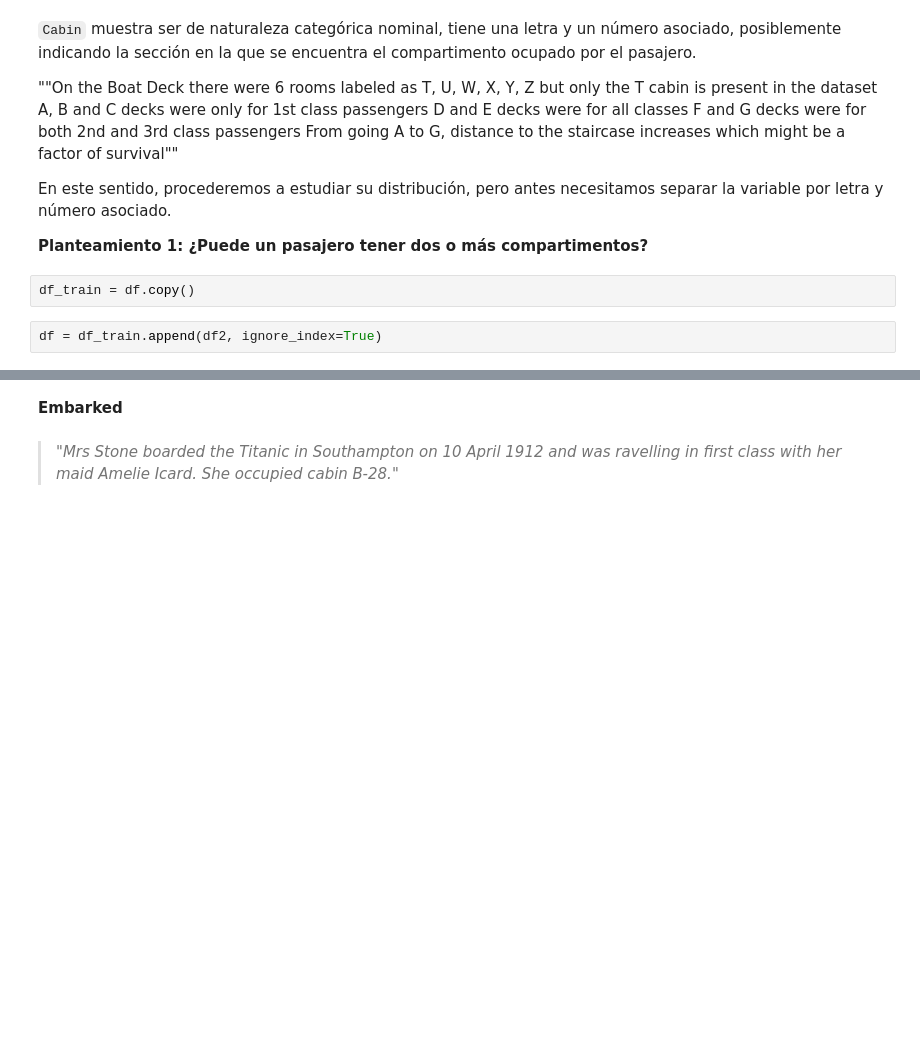
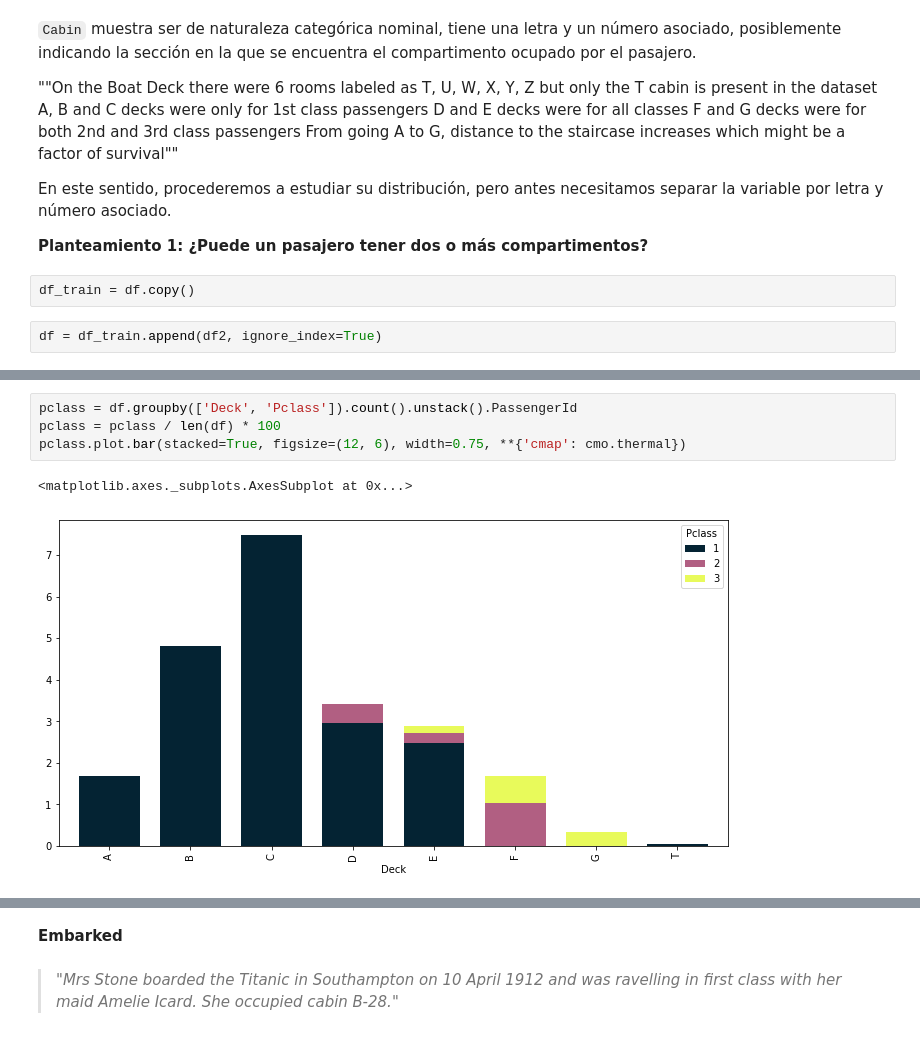
Before and after one commit to juancn95/saturdaysAI_titanic_challenge, a Jupyter notebook: SaturdaysAI_titanic_challenge.ipynb, the cells around one changed output, grey strips where cells are left out. Saved outputs shown, nothing was run; the diff lists cells and outputs as text; blank space fills up the shorter version.

```diff
--- a/SaturdaysAI_titanic_challenge.ipynb
+++ b/SaturdaysAI_titanic_challenge.ipynb
@@ -479,0 +469,7 @@ df.head()
+# %%
+pclass = df.groupby(['Deck', 'Pclass']).count().unstack().PassengerId
+pclass = pclass / len(df) * 100
+pclass.plot.bar(stacked=True, figsize=(12, 6), width=0.75, **{'cmap': cmo.thermal})
+# %% [output]
+<matplotlib.axes._subplots.AxesSubplot at 0x...>
+[figure, added]
```
Also changed, not shown: parts of 6 cells of this notebook.
